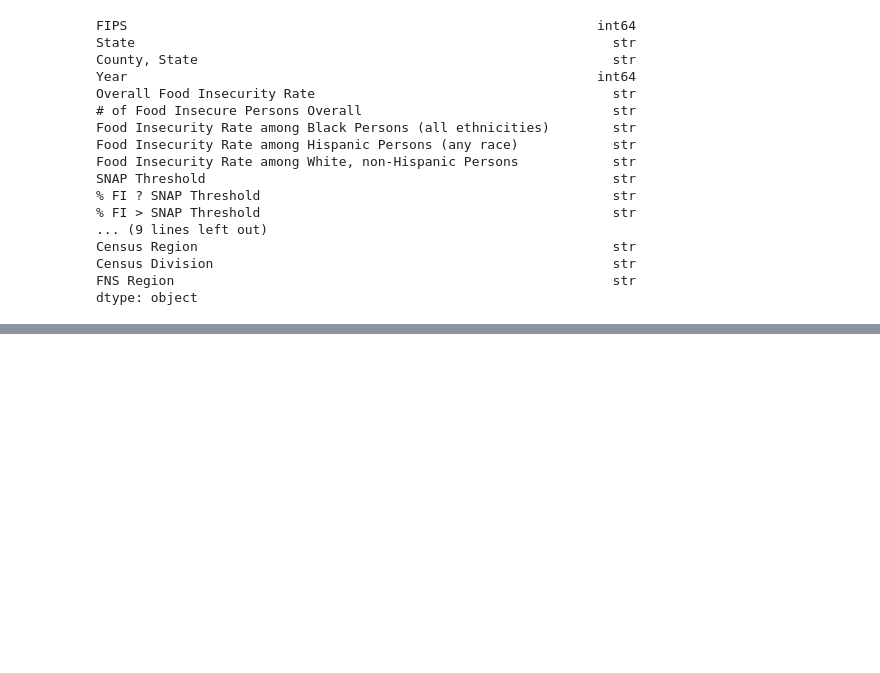
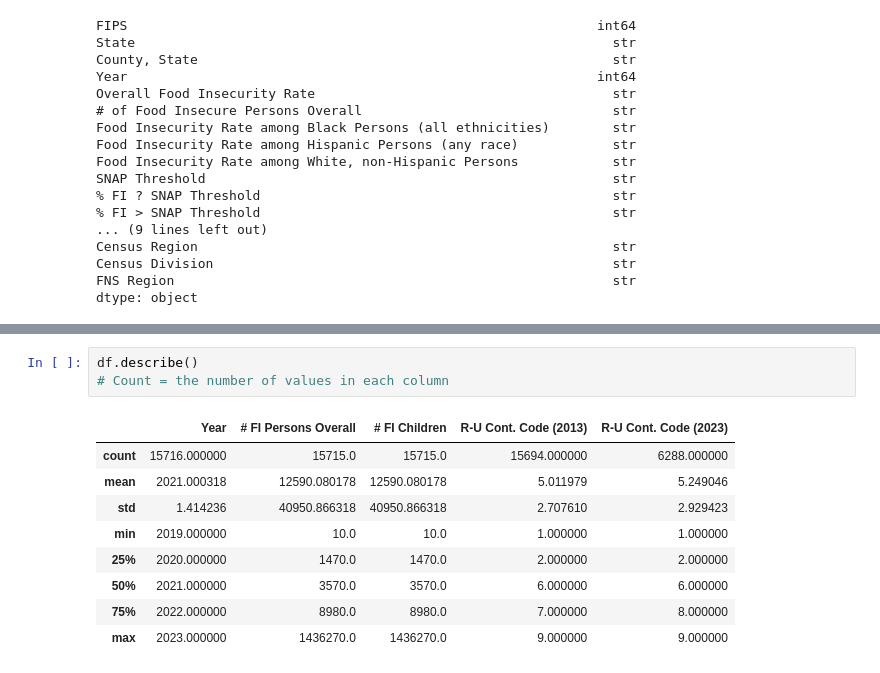
Before and after one commit to A11isonD/Food_insecurity_exploration, a Jupyter notebook: food_insecurity_exploration.ipynb, the cells around one changed output, grey strips where cells are left out. Drawn from its saved outputs; the diff is of its cells as text; blank space fills up the shorter version.

```diff
--- a/food_insecurity_exploration.ipynb
+++ b/food_insecurity_exploration.ipynb
@@ -475,0 +492,13 @@ dtype: object
+# %%
+df.describe()
+# Count = the number of values in each column
+# %% [output]
+|  | Year | # FI Persons Overall | # FI Children | R-U Cont. Code (2013) | R-U Cont. Code (2023) |
+| count | 15716.000000 | 15715.0 | 15715.0 | 15694.000000 | 6288.000000 |
+| mean | 2021.000318 | 12590.080178 | 12590.080178 | 5.011979 | 5.249046 |
+| std | 1.414236 | 40950.866318 | 40950.866318 | 2.707610 | 2.929423 |
+| min | 2019.000000 | 10.0 | 10.0 | 1.000000 | 1.000000 |
+| 25% | 2020.000000 | 1470.0 | 1470.0 | 2.000000 | 2.000000 |
+| 50% | 2021.000000 | 3570.0 | 3570.0 | 6.000000 | 6.000000 |
+| 75% | 2022.000000 | 8980.0 | 8980.0 | 7.000000 | 8.000000 |
+| max | 2023.000000 | 1436270.0 | 1436270.0 | 9.000000 | 9.000000 |
```
Also changed, not shown: parts of 20 cells of this notebook.
